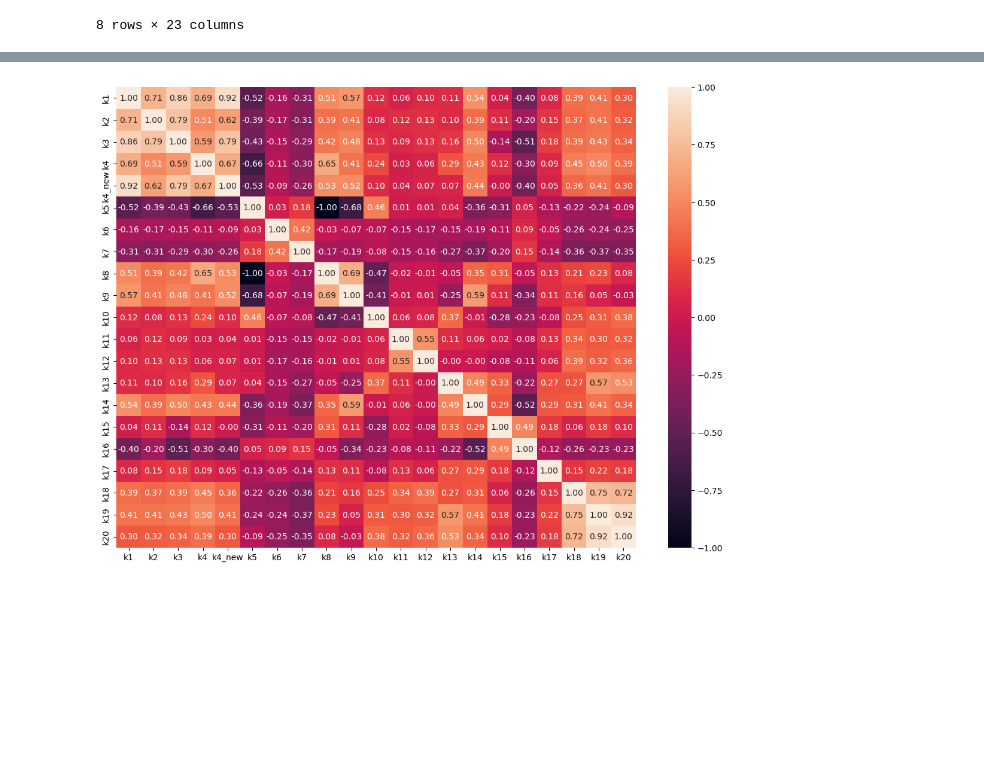
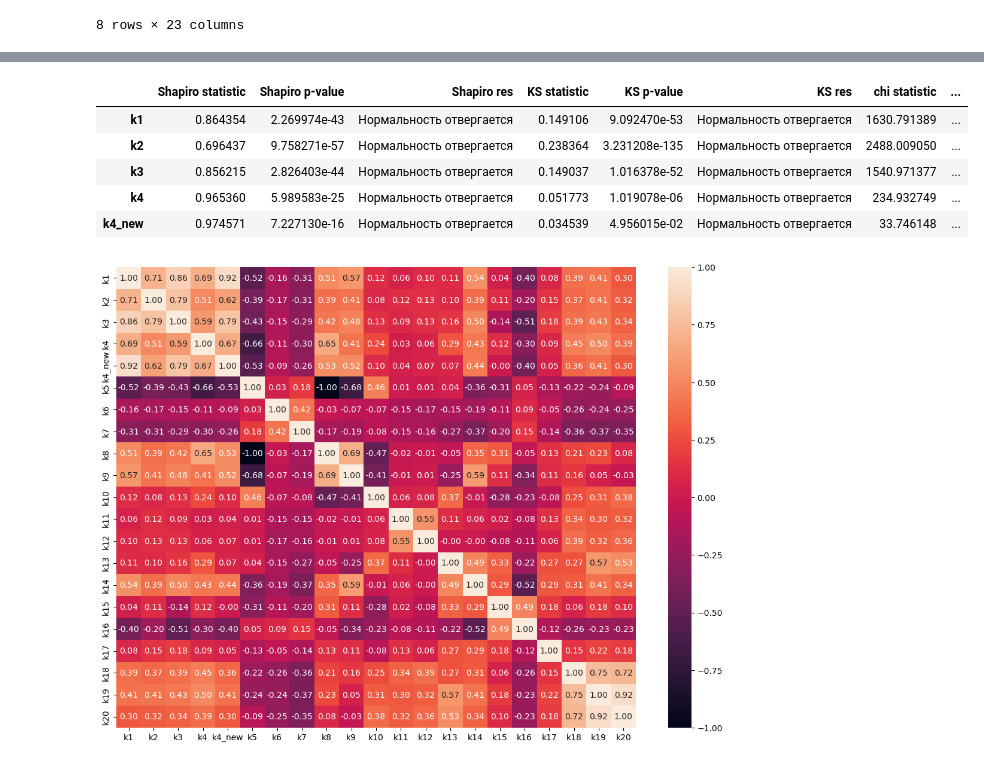
Before and after one commit to aquapuziq/BSU_DA-DS_labs, a Jupyter notebook: preliminary_stat_and_corr_analysis/prestat_and_corr.ipynb, the cells around one changed output, grey strips where cells are left out. Saved outputs shown, nothing was run; the diff lists cells and outputs as text; code cells hidden in the pictures; blank space fills up the shorter version.

```diff
--- a/preliminary_stat_and_corr_analysis/prestat_and_corr.ipynb
+++ b/preliminary_stat_and_corr_analysis/prestat_and_corr.ipynb
@@ -296,3 +316,67 @@ norm_data.describe()
+# %%
+shapiro_res = {}
+ks_res = {}
+chi_res = {}
+
+for k in data.columns[1: -1]:
+    data_tmp = norm_data[k].dropna()
+    mean_v = data_tmp.mean()
+    std_v = data_tmp.std()
+
+    stat_shapiro, p_shapiro = stats.shapiro(data_tmp)
+
+    shapiro_res[k] = {
+                "Shapiro statistic": stat_shapiro,
+                "Shapiro p-value": p_shapiro,
+            }
+
+    if p_shapiro < 0.05:
+        shapiro_res[k]["Shapiro res"] = 'Нормальность отвергается'
+    else:
+        shapiro_res[k]["Shapiro res"] = 'Нет оснований отвергать нормальность'
+
+
+    stat_ks, p_ks = stats.kstest(data_tmp, 'norm', args = (mean_v, std_v))
+
+    ks_res[k] = {
+        "KS statistic": stat_ks,
+        "KS p-value": p_ks,
+    }
+
+    if p_ks < 0.05:
+        ks_res[k]["KS res"] = 'Нормальность отвергается'
+    else:
+        ks_res[k]["KS res"] = 'Нет оснований отвергать нормальность'
+
+
+    stat_chi, p_chi, df, observed, expected = (chi_square(data_tmp))
+    stat_chi, p_chi = stats.chisquare(observed, expected)
+
+    chi_res[k] = {
+        "chi statistic": stat_chi,
+        "chi p-value": p_chi,
+        # 'df': df,
+        # 'min expected': expected.min()
+    }
+
+    if p_chi < 0.05:
+        chi_res[k]["chi res"] = 'Нормальность отвергается'
+    else:
+        chi_res[k]["chi res"] = 'Нет оснований отвергать нормальность'
+
+shapiro_df = pd.DataFrame.from_dict(shapiro_res, orient = 'index')
+ks_df = pd.DataFrame.from_dict(ks_res, orient = 'index')
+chi_df = pd.DataFrame.from_dict(chi_res, orient = 'index')
+
+normality_check_df = pd.concat([shapiro_df, ks_df, chi_df], axis = 1)
+normality_check_df.head()
+# %% [output]
+|  | Shapiro statistic | Shapiro p-value | Shapiro res | KS statistic | KS p-value | KS res | chi statistic | ... |
+| k1 | 0.864354 | 2.269974e-43 | Нормальность отвергается | 0.149106 | 9.092470e-53 | Нормальность отвергается | 1630.791389 | ... |
+| k2 | 0.696437 | 9.758271e-57 | Нормальность отвергается | 0.238364 | 3.231208e-135 | Нормальность отвергается | 2488.009050 | ... |
+| k3 | 0.856215 | 2.826403e-44 | Нормальность отвергается | 0.149037 | 1.016378e-52 | Нормальность отвергается | 1540.971377 | ... |
+| k4 | 0.965360 | 5.989583e-25 | Нормальность отвергается | 0.051773 | 1.019078e-06 | Нормальность отвергается | 234.932749 | ... |
+| k4_new | 0.974571 | 7.227130e-16 | Нормальность отвергается | 0.034539 | 4.956015e-02 | Нормальность отвергается | 33.746148 | ... |
 # %%
 corr_matrix = norm_data.iloc[:, 1:-1].corr()
 plt.figure(figsize = (14, 10))
```
Also changed, not shown: parts of 5 cells of this notebook, 1 other file.
